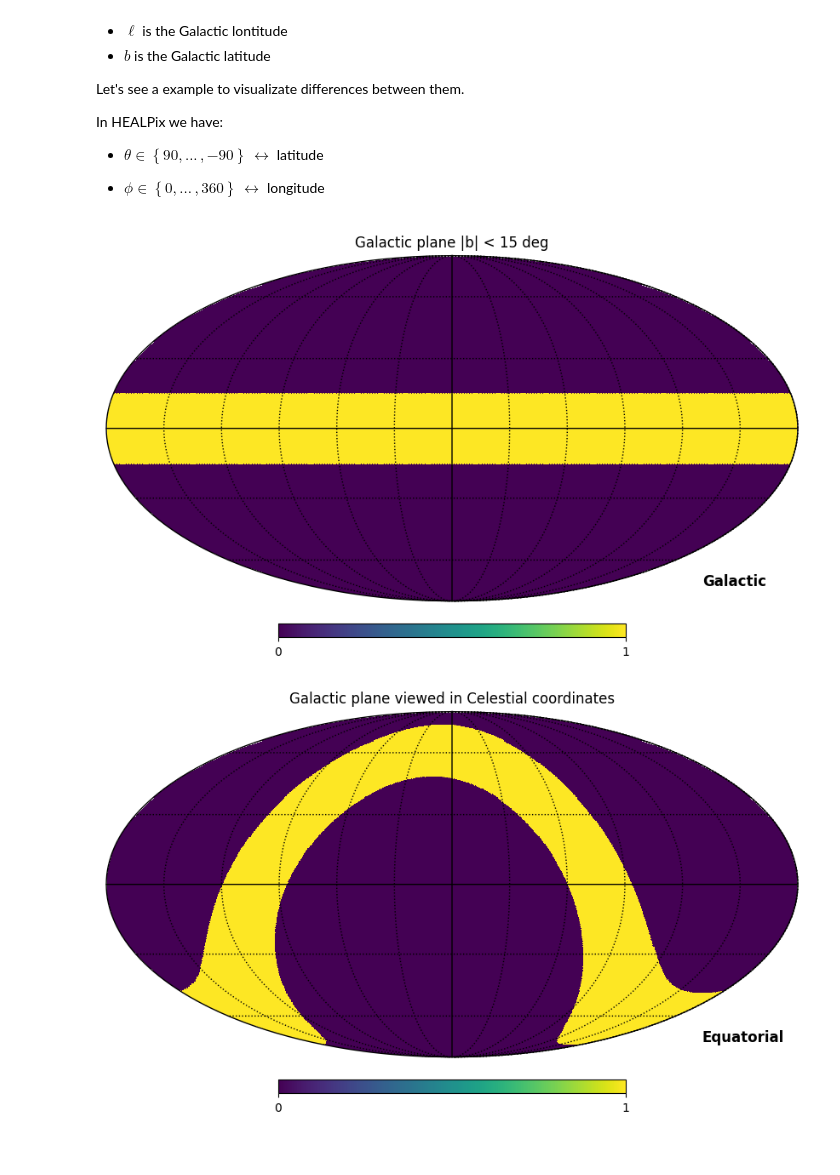
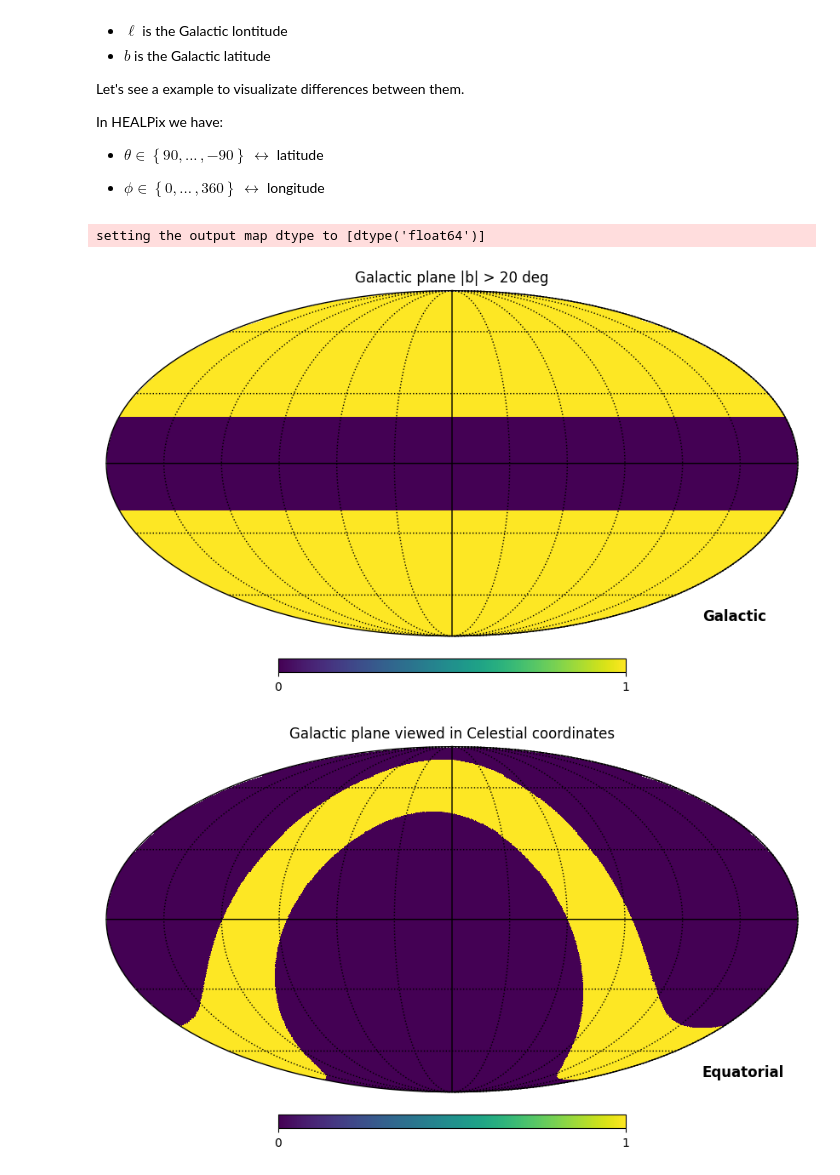
Before and after one commit to jabp270/Cosmo_MSc, a Jupyter notebook: notebooks/pixell_SO.ipynb, the cells around one changed output. Cells and saved outputs as stored; diff of their text form; code cells hidden in the pictures.

```diff
--- a/notebooks/pixell_SO.ipynb
+++ b/notebooks/pixell_SO.ipynb
@@ -87,7 +87,7 @@ In HEALPix we have:
 - $ \phi \in \left\{ 0, ... \,, 360\right\} \, \leftrightarrow $ longitude
 # %%
 
-nside_test = 128
+nside_test = 2048
 
 npix = hp.nside2npix(nside_test)
 
@@ -105,21 +105,28 @@ b = 90.0 - np.degrees(theta)
 # |b| < 15 grados
 galactic_band = np.zeros(npix)
 
-galactic_band[np.abs(b) < 15] = 1
+galactic_band[np.abs(b) > 20] = 1
+
+path_out = "SO_maps/Mask_SO/my_mask.fits"
+
+## Guardar
+hp.write_map(filename=path_out, m=galactic_band)
+# %% [output]
+setting the output map dtype to [dtype('float64')]
 # %%
 hp.mollview(
     galactic_band,
     coord="G",
-    title="Galactic plane |b| < 15 deg",
+    title="Galactic plane |b| > 20 deg",
     min=0,
     max=1
 )
 
 hp.graticule()
 
 plt.show()
 # %% [output]
-[figure, old version]
+[figure, new version]
 # %%
 hp.mollview(
     galactic_band,
```
Also changed, not shown: 10 other files.
